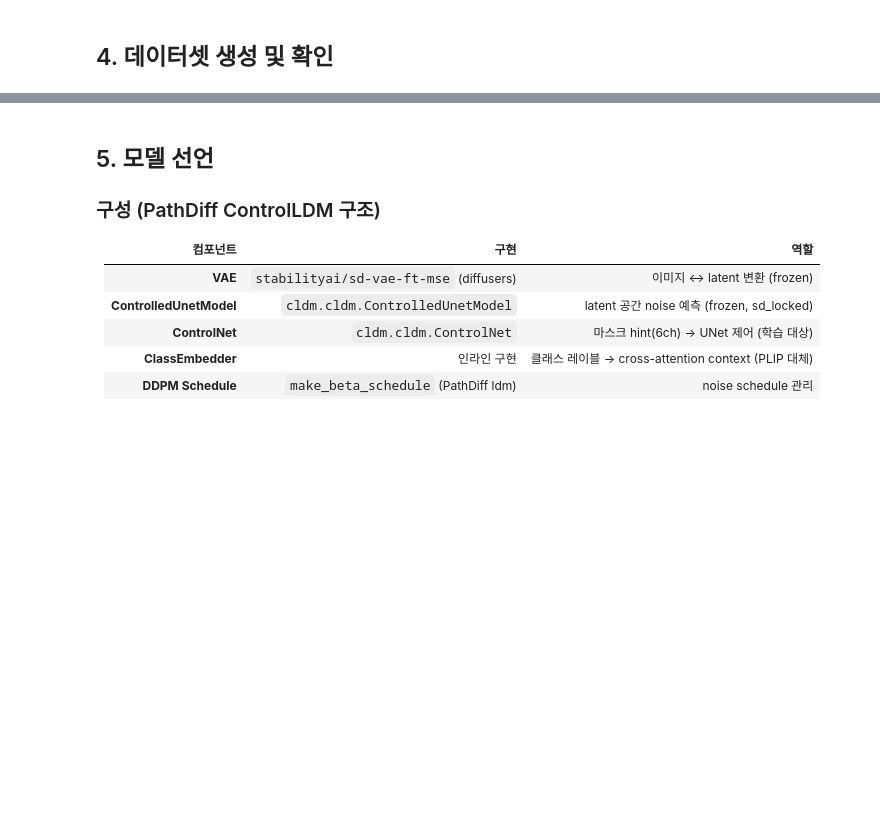
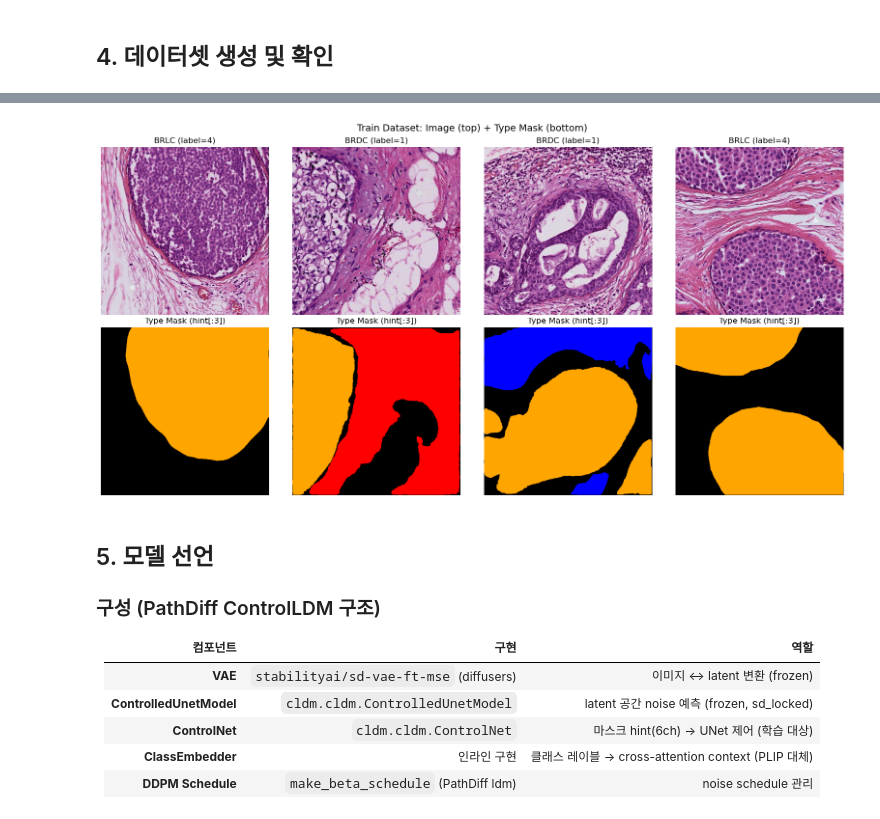
Before and after one commit to Leeyoungsup/Comparison_of_synthesized_pathology_patch_image, a Jupyter notebook: PathDiff-main/PathDiff.ipynb, the cells around one changed output, grey strips where cells are left out. Drawn from its saved outputs; the diff is of its cells as text; code cells hidden in the pictures; blank space fills up the shorter version.

```diff
--- a/PathDiff-main/PathDiff.ipynb
+++ b/PathDiff-main/PathDiff.ipynb
@@ -208,7 +222,13 @@ def json_to_masks(json_path, img_size=1024, target_size=1024):
 
     for inst_id, obj in enumerate(objects, start=1):
         label_nm = obj["label_nm"]
-        coords = np.array(obj["coordinate"], dtype=np.int32)
+        coord = obj.get("coordinate")
+        if not coord:
+            continue
+        try:
+            coords = np.array(coord, dtype=np.int32)
+        except (TypeError, ValueError):
+            continue
         cell_label = CELL_LABEL_MAP.get(label_nm, 0)
 
         cv2.fillPoly(type_map, [coords], cell_label)
@@ -257,7 +277,8 @@ class NIPAPathDiffDataset(Dataset):
         if os.path.exists(json_path):
             hint = json_to_masks(json_path, img_size=1024, target_size=self.image_size)
         else:
-            hint = np.full((self.image_size, self.image_size, HINT_CHANNELS), NULL_MASK, dtype=np.uint8)
+            # [FIX] unconditional mask = zeros (ControlNet 표준)
+            hint = np.zeros((self.image_size, self.image_size, HINT_CHANNELS), dtype=np.uint8)
 
         # Random flip (image + mask 동시)
         if self.is_train:
@@ -273,12 +294,14 @@ class NIPAPathDiffDataset(Dataset):
 
         # Unconditional drop (CFG)
         if self.is_train and random.random() < self.cond_drop_prob:
-            hint = np.full((self.image_size, self.image_size, HINT_CHANNELS), NULL_MASK, dtype=np.uint8)
+            # [FIX] unconditional mask = zeros (ControlNet 표준)
+            hint = np.zeros((self.image_size, self.image_size, HINT_CHANNELS), dtype=np.uint8)
             label = 0
 
         # HWC -> CHW, float
         image = torch.from_numpy(image).permute(2, 0, 1)        # [3, H, W]
-        hint = torch.from_numpy(hint.copy()).permute(2, 0, 1).float()  # [6, H, W]
+        # [FIX] hint를 [0, 1] 범위로 정규화 (ControlNet 표준 입력)
+        hint = torch.from_numpy(hint.copy()).permute(2, 0, 1).float() / 255.0  # [6, H, W]
 
         return image, hint, label
 
@@ -329,25 +365,27 @@ print(f"Image shape: {sample[0].shape}, Hint shape: {sample[1].shape}, Label: {s
 # %%
 import matplotlib.pyplot as plt
 
 fig, axes = plt.subplots(2, 4, figsize=(16, 8))
 for i in range(4):
     img, hint, label = train_dataset[i * (len(train_dataset) // 4)]
     # 이미지 (좌)
     ax = axes[0][i]
     ax.imshow(((img.permute(1, 2, 0).numpy() + 1.0) / 2.0).clip(0, 1))
     cls_name = [k for k, v in CLASS_TO_IDX.items() if v == label]
     cls_name = cls_name[0] if cls_name else "uncond"
     ax.set_title(f"{cls_name} (label={label})")
     ax.axis("off")
-    # type_mask (3ch) (우)
+    # [FIX] type_mask (3ch): hint가 이미 [0,1] 범위
     ax2 = axes[1][i]
-    type_mask = hint[:3].permute(1, 2, 0).numpy().astype(np.uint8)
+    type_mask = hint[:3].permute(1, 2, 0).numpy()
     ax2.imshow(type_mask)
     ax2.set_title("Type Mask (hint[:3])")
     ax2.axis("off")
 plt.suptitle("Train Dataset: Image (top) + Type Mask (bottom)", fontsize=14)
 plt.tight_layout()
 plt.show()
+# %% [output]
+[figure, added]
 # %% [markdown]
 ## 5. 모델 선언
 
```
Also changed, not shown: parts of 10 cells of this notebook, 2 other files.
